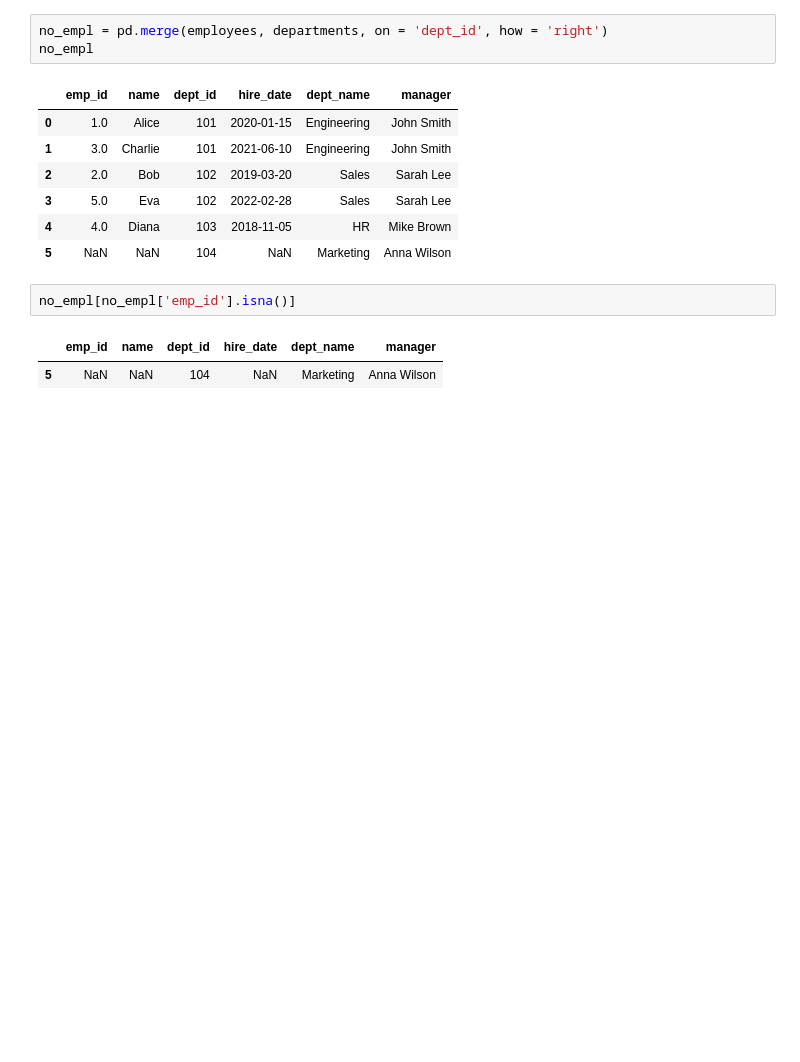
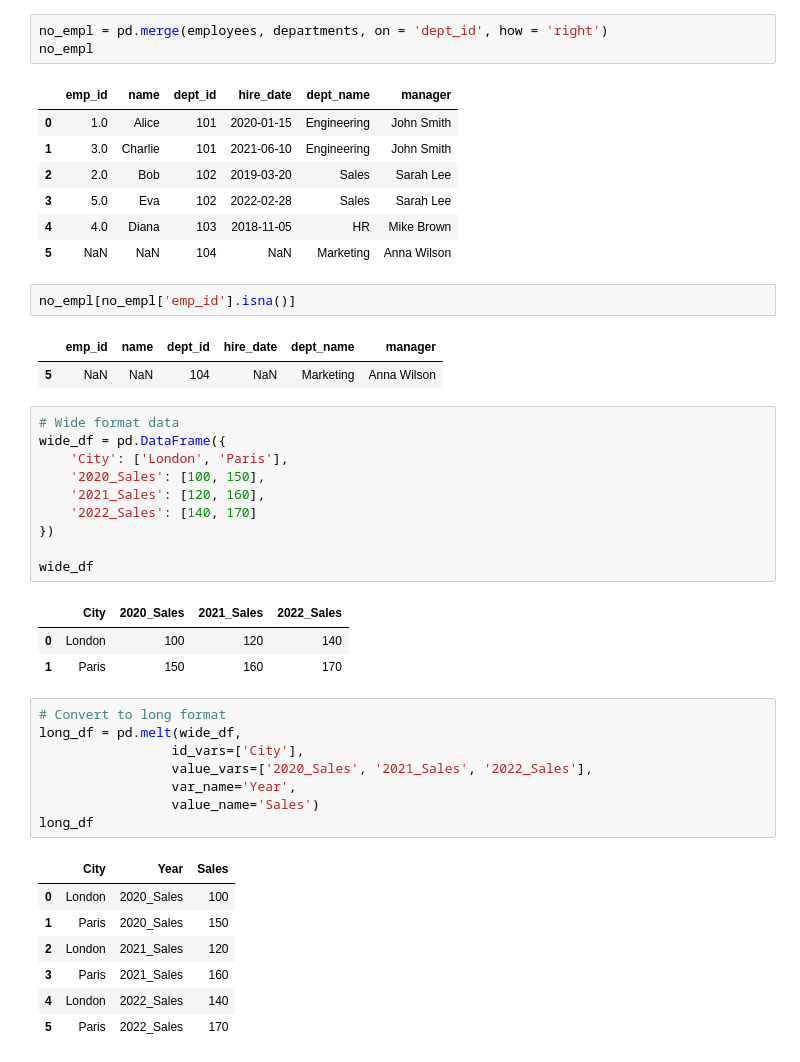
Before and after one commit to KEN-DATALABS/PROJECT-LIST, a Jupyter notebook: OneDrive/Documents/List Project/Project3.ipynb, the cells around one changed output. Cells and saved outputs as stored; diff of their text form; blank space fills up the shorter version.

```diff
--- a/OneDrive/Documents/List Project/Project3.ipynb
+++ b/OneDrive/Documents/List Project/Project3.ipynb
@@ -887,3 +918,33 @@ no_empl[no_empl['emp_id'].isna()]
 # %% [output]
 |  | emp_id | name | dept_id | hire_date | dept_name | manager |
 | 5 | NaN | NaN | 104 | NaN | Marketing | Anna Wilson |
+# %%
+# Wide format data
+wide_df = pd.DataFrame({
+    'City': ['London', 'Paris'],
+    '2020_Sales': [100, 150],
+    '2021_Sales': [120, 160],
+    '2022_Sales': [140, 170]
+})
+
+wide_df
+# %% [output]
+|  | City | 2020_Sales | 2021_Sales | 2022_Sales |
+| 0 | London | 100 | 120 | 140 |
+| 1 | Paris | 150 | 160 | 170 |
+# %%
+# Convert to long format
+long_df = pd.melt(wide_df,
+                 id_vars=['City'],
+                 value_vars=['2020_Sales', '2021_Sales', '2022_Sales'],
+                 var_name='Year',
+                 value_name='Sales')
+long_df
+# %% [output]
+|  | City | Year | Sales |
+| 0 | London | 2020_Sales | 100 |
+| 1 | Paris | 2020_Sales | 150 |
+| 2 | London | 2021_Sales | 120 |
+| 3 | Paris | 2021_Sales | 160 |
+| 4 | London | 2022_Sales | 140 |
+| 5 | Paris | 2022_Sales | 170 |
```
Also changed, not shown: parts of 7 cells of this notebook.
